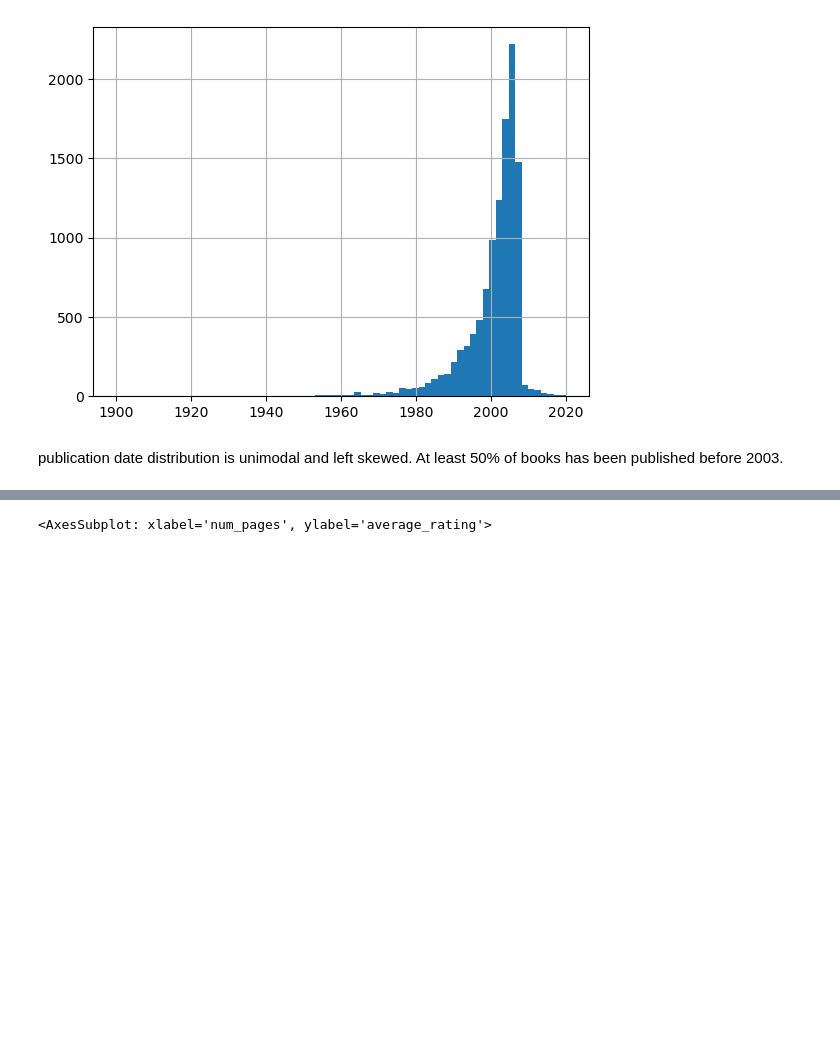
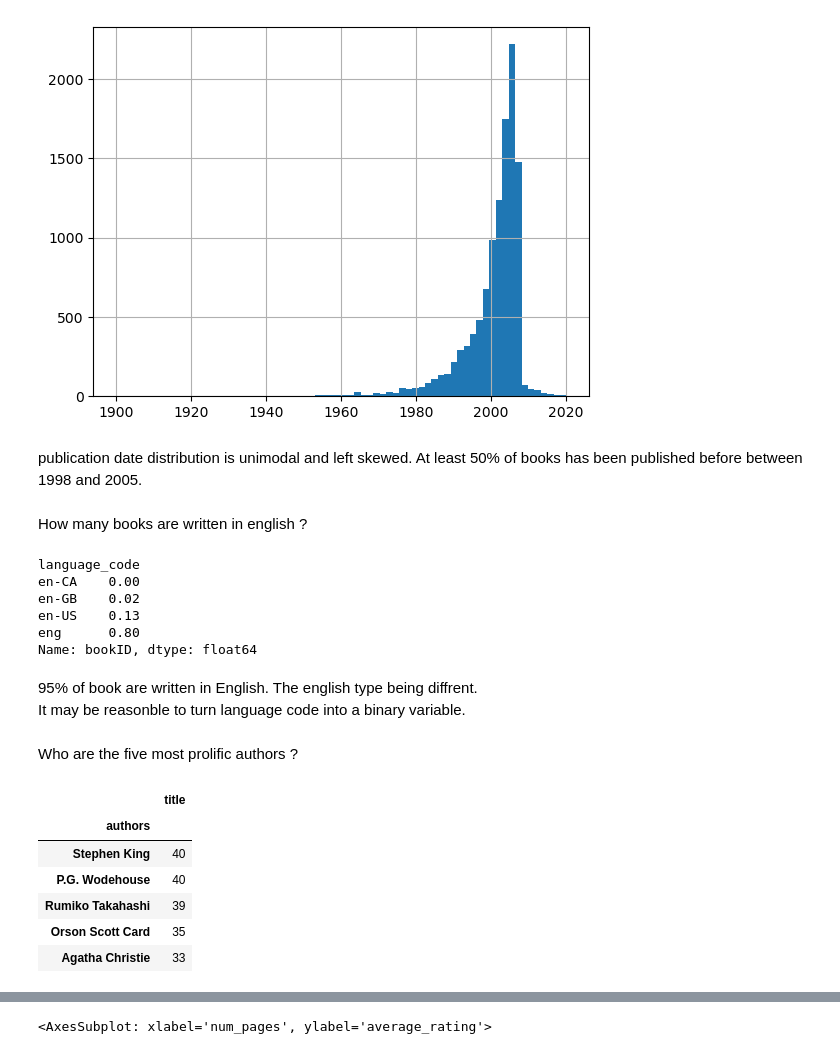
Before and after one commit to phenixMaster/books_rating_project_python_main, a Jupyter notebook: Python_labs_project.ipynb, the cells around one changed output, grey strips where cells are left out. Cells and saved outputs as stored; diff of their text form; code cells hidden in the pictures; blank space fills up the shorter version.

```diff
--- a/Python_labs_project.ipynb
+++ b/Python_labs_project.ipynb
@@ -356,4 +314,39 @@ df.publication_Date.hist(bins = 70)
 <AxesSubplot: >
 [figure]
 # %% [markdown]
-publication date distribution is unimodal and left skewed. At least 50% of books has been published before 2003.
+publication date distribution is unimodal and left skewed. At least 50% of books has been published before between 1998 and 2005.
+# %% [markdown]
+How many books are written in english ?
+# %%
+# language code
+df3 = df.groupby("language_code").count()
+# round
+round(df3.bookID.filter(regex ="^[Ee][Nn][g\\-]")/df.shape[0],2)
+# %% [output]
+language_code
+en-CA    0.00
+en-GB    0.02
+en-US    0.13
+eng      0.80
+Name: bookID, dtype: float64
+# %% [markdown]
+95% of book are written in English. The english type being diffrent.
+It may be reasonble to turn language code into a binary variable.
+# %% [markdown]
+Who are the five most prolific authors ?
+# %%
+# authors
+(df.groupby("authors")
+ .count()
+ .sort_values("title",ascending=False)
+ [["title"]]
+ .head(5)
+)
+# %% [output]
+|  | title |
+| authors |  |
+| Stephen King | 40 |
+| P.G. Wodehouse | 40 |
+| Rumiko Takahashi | 39 |
+| Orson Scott Card | 35 |
+| Agatha Christie | 33 |
```
Also changed, not shown: parts of 95 cells of this notebook, 1 other file.
